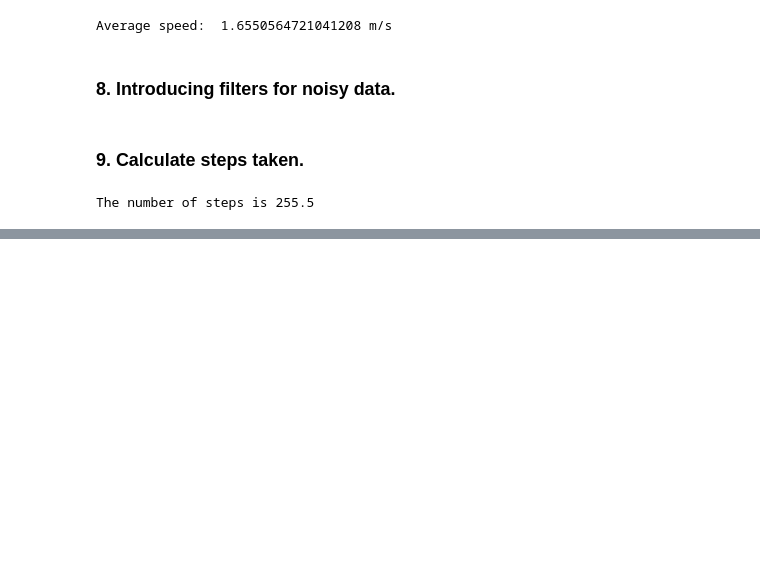
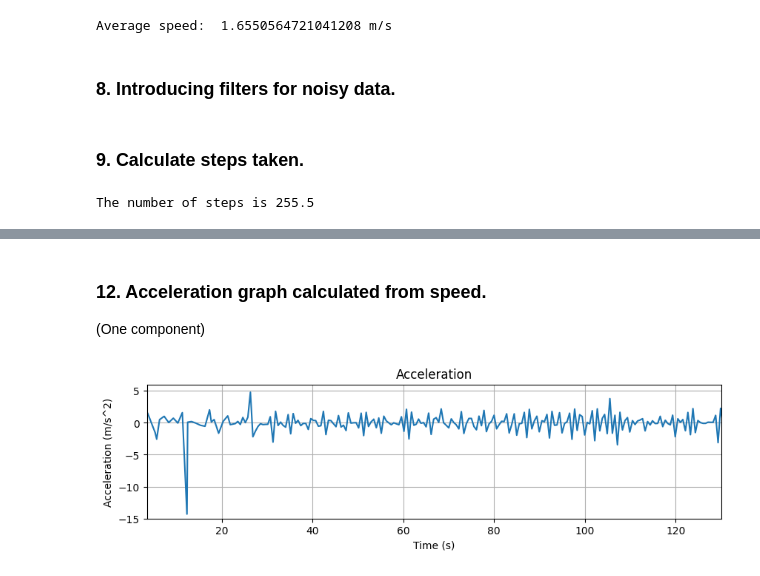
Before and after one commit to eveliinahampus/physics-project, a Jupyter notebook: hampusE.ipynb, the cells around one changed output, grey strips where cells are left out. Drawn from its saved outputs; the diff is of its cells as text; code cells hidden in the pictures; blank space fills up the shorter version.

```diff
--- a/hampusE.ipynb
+++ b/hampusE.ipynb
@@ -187,0 +222,17 @@ The number of steps is 255.5
+# %% [markdown]
+### 12. Acceleration graph calculated from speed.
+(One component)
+# %%
+# Acceleration
+plt.figure(figsize=(10, 8))
+plt.subplot(3,1,3)
+gps_data['acc'] = (gps_data['velocity'].shift(-1) - gps_data['velocity'])/gps_data['time_diff']
+plt.plot(gps_data['seconds_elapsed'][:-1], gps_data['acc'][:-1])  # Exclude the last element to match the length
+plt.grid()
+plt.title('Acceleration')
+plt.xlabel('Time (s)')
+plt.ylabel('Acceleration (m/s^2)')
+plt.axis([3.5, 130, -15, 6])
+plt.show()
+# %% [output]
+[figure, added]
```
Also changed, not shown: parts of 6 cells of this notebook.
